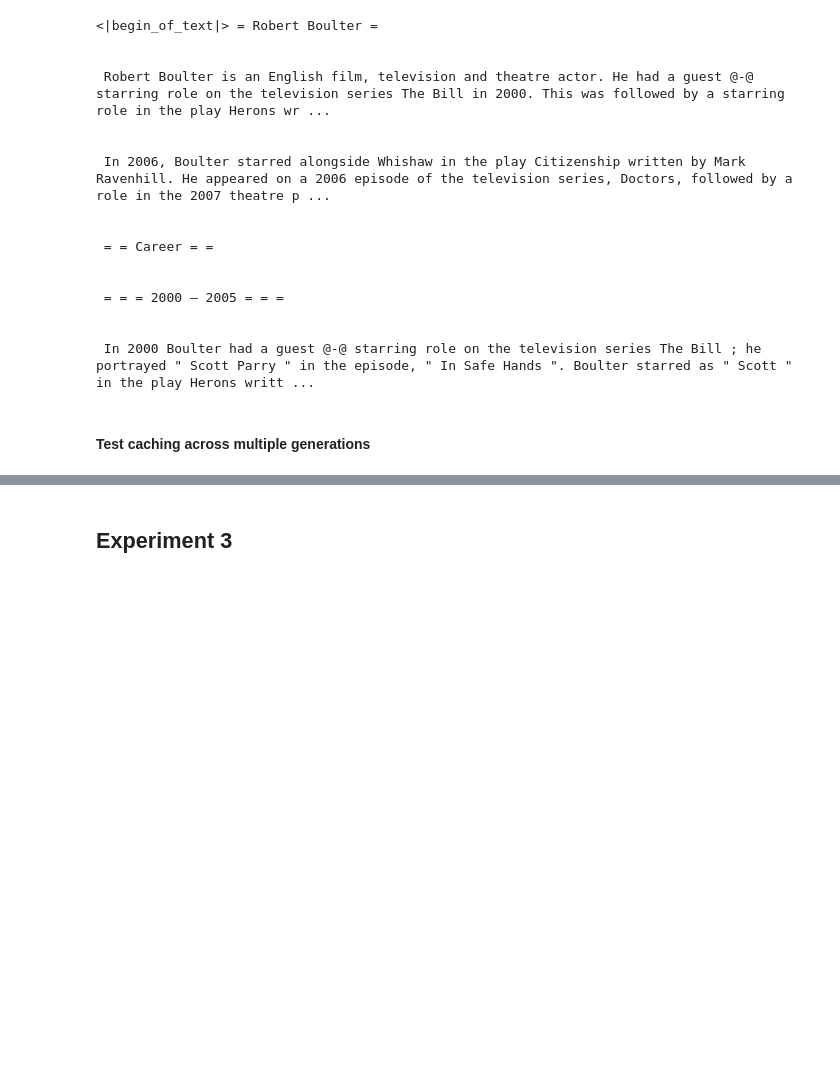
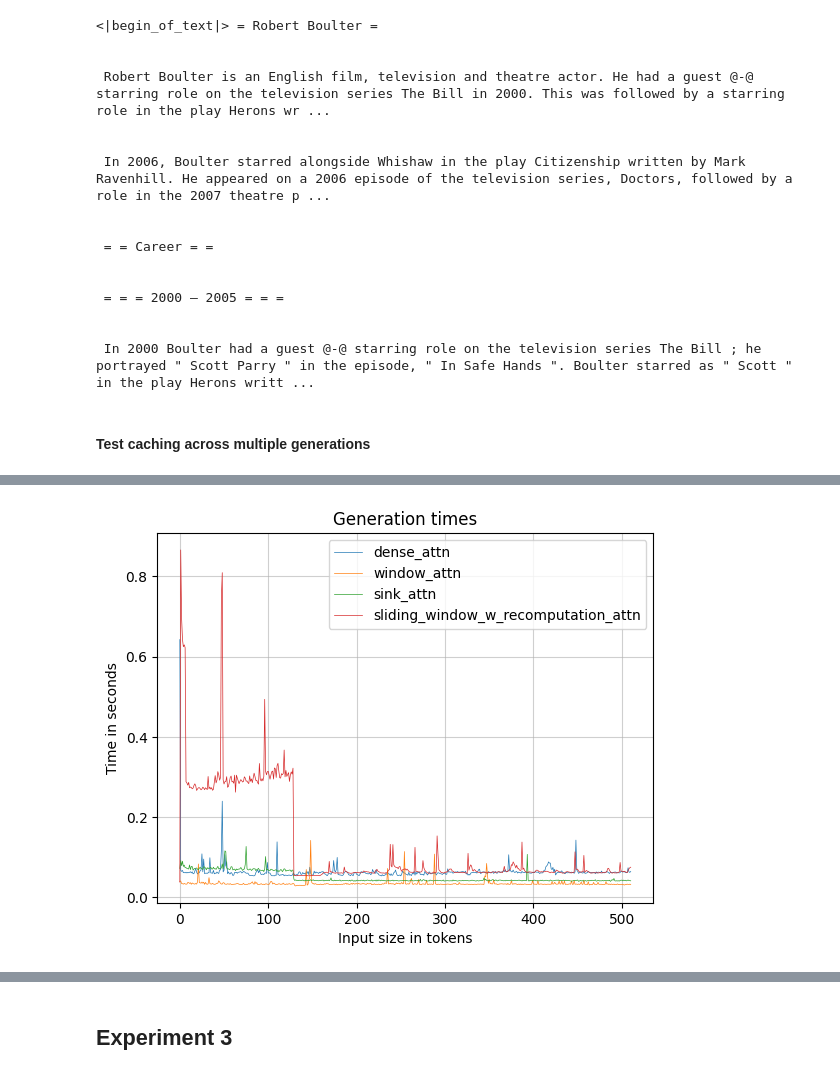
Before and after one commit to TheRootOf3/understanding-attention-sinks, a Jupyter notebook: main.ipynb, the cells around one changed output, grey strips where cells are left out. Saved outputs shown, nothing was run; the diff lists cells and outputs as text; code cells hidden in the pictures; blank space fills up the shorter version.

```diff
--- a/main.ipynb
+++ b/main.ipynb
@@ -516,0 +879,4 @@ for idx in tqdm(range(1024)):
+# %%
+show_generation_times(results_1a)
+# %% [output]
+[figure, added]
```
Also changed, not shown: parts of 33 cells of this notebook.
